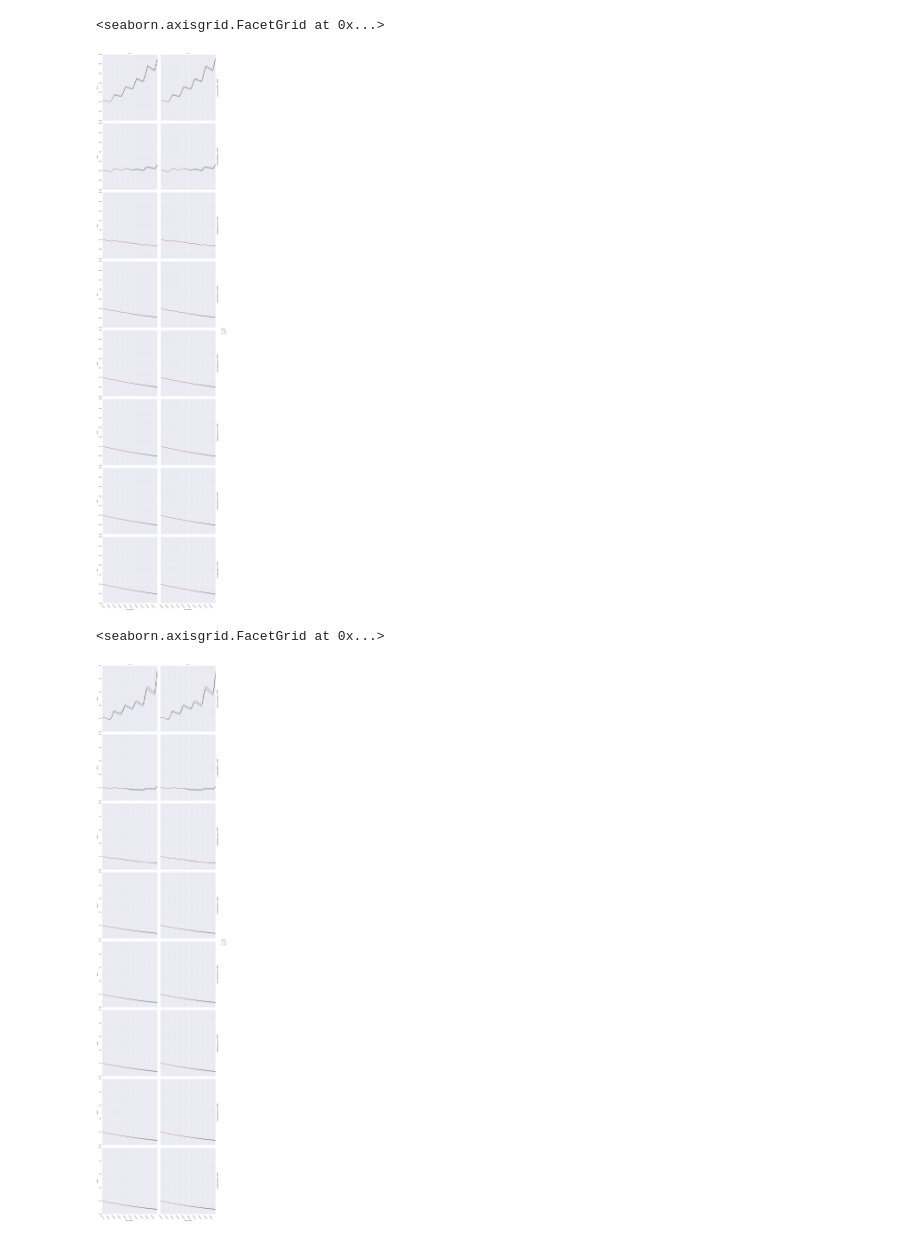
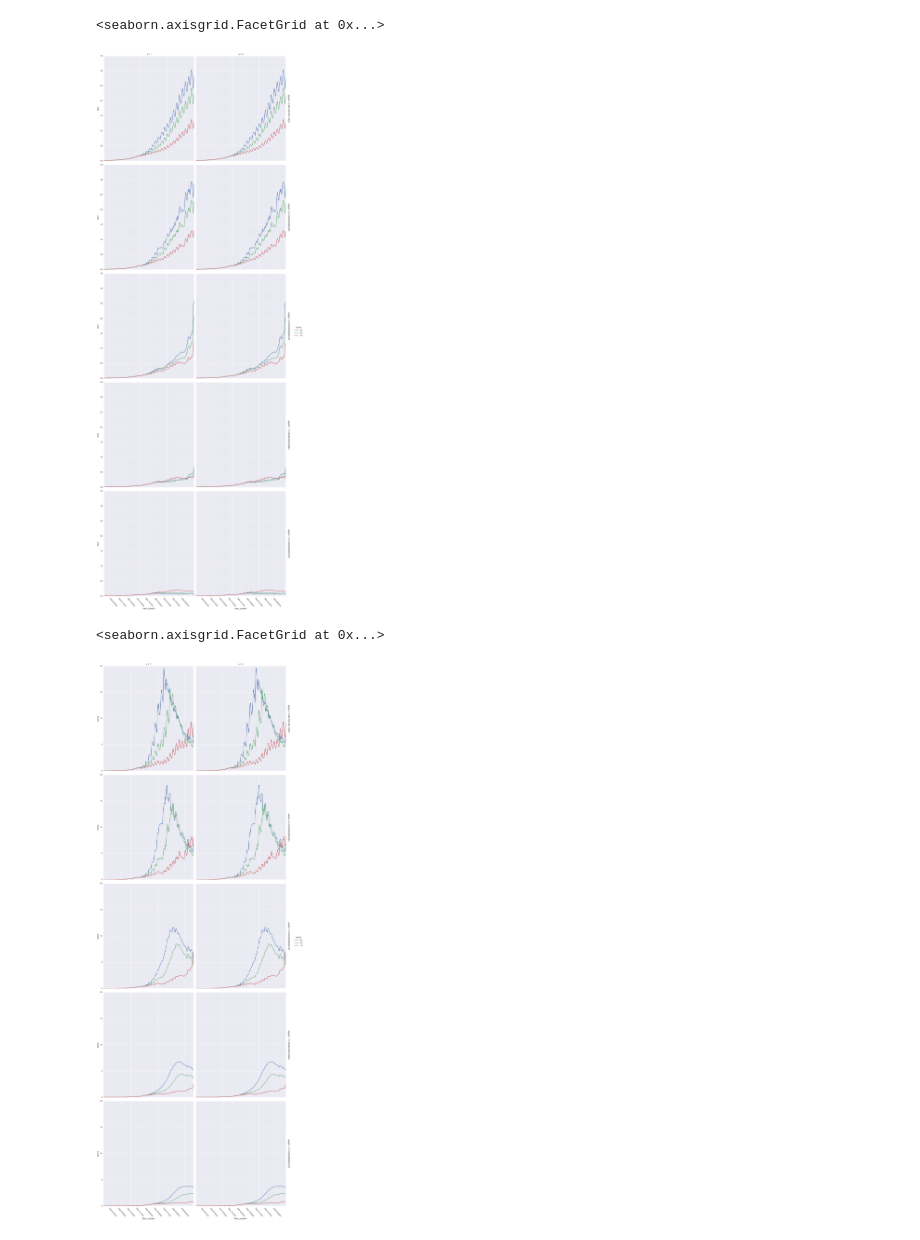
Before and after one commit to SalishSeaCast/analysis-james, a Jupyter notebook: notebooks/mesozoo_alpha_sensitivity.ipynb, the cells around one changed output. Cells and saved outputs as stored; diff of their text form; code cells hidden in the pictures.

Commit message:
Comparison of alpha =0,0.5,1 for 30 day run of 5x5 model

```diff
--- a/notebooks/mesozoo_alpha_sensitivity.ipynb
+++ b/notebooks/mesozoo_alpha_sensitivity.ipynb
@@ -10,8 +10,8 @@ import os
 %matplotlib inline
 plt.rcParams['image.cmap'] = 'Paired'
 # %%
-group_results_directory = '/data/jpetrie/MEOPAR/SalishSea/results/mesozoo_alpha_changes/'
-tracer_file = 'SS5x5_1h_20150201_20150205_ptrc_T.nc'
+group_results_directory = '/data/jpetrie/MEOPAR/SalishSea/results/mesozoo_alpha_changes_30_day/'
+tracer_file = 'SS5x5_1h_20150201_20150302_ptrc_T.nc'
 individual_directories = []
 alpha_vals = []
 for file in os.listdir(group_results_directory):
@@ -55,18 +57,16 @@ df_subset.reset_index(inplace=True) # Get rid of that multiindex madness
 # %%
-depth_subset = df_subset.deptht.unique()[1:len(df_subset.deptht.unique()):5] #pick some of the depths to graph
 g = sns.FacetGrid(df_subset.query('deptht in @depth_subset'), row="deptht", col="x", hue = "ALPHA", margin_titles=True, size = 8, aspect = 0.9)
 g.map(plt.plot, "time_counter", "PHY")
 g.add_legend()
 g.set_xticklabels(rotation=-50)
 
 #Plot of PHY population over time at several different locations
 #(different colored lines for different simulation alpha value)
 #Depth increases downwards, and there are two x positions plotted for each depth
 # %% [output]
 <seaborn.axisgrid.FacetGrid at 0x...>
-[figure, old version]
+[figure, new version]
 # %%
-depth_subset = df_subset.deptht.unique()[1:len(df_subset.deptht.unique()):5] #pick some of the depths to graph
 g = sns.FacetGrid(df_subset.query('deptht in @depth_subset'), row="deptht", col="x", margin_titles=True, hue = "ALPHA", size = 8, aspect = 0.9)
 g.map(plt.plot, "time_counter", "PHY2")
 g.add_legend()
@@ -75,5 +75,5 @@ g.set_xticklabels(rotation=-50)
 # Plot of PHY2 population
 # %% [output]
 <seaborn.axisgrid.FacetGrid at 0x...>
-[figure, old version]
+[figure, new version]
 # %%
```
Also changed, not shown: parts of 3 cells of this notebook, 1 other file.
